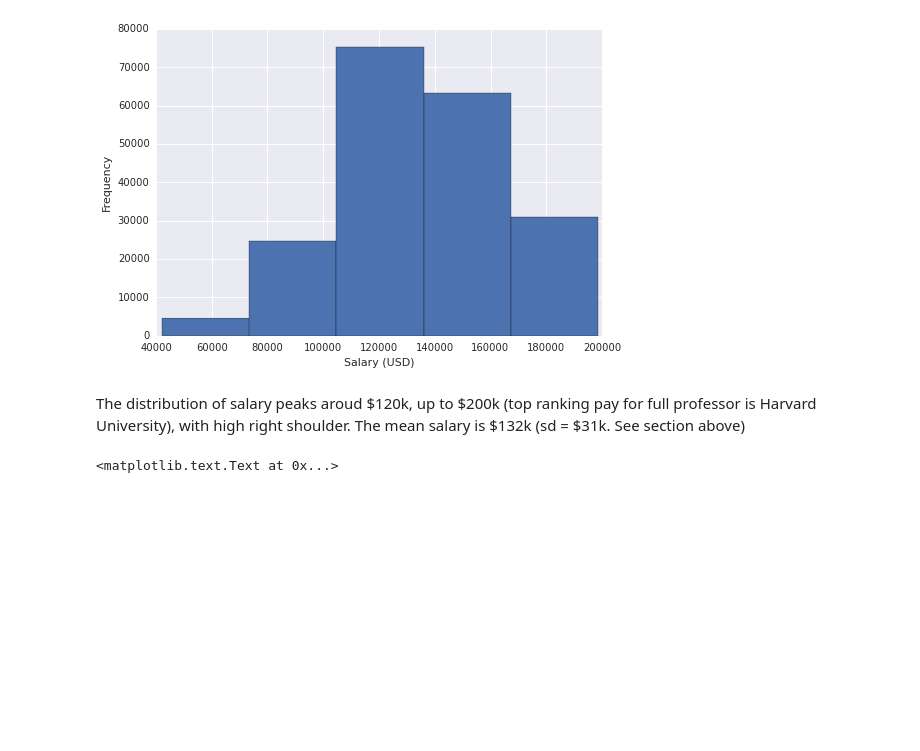
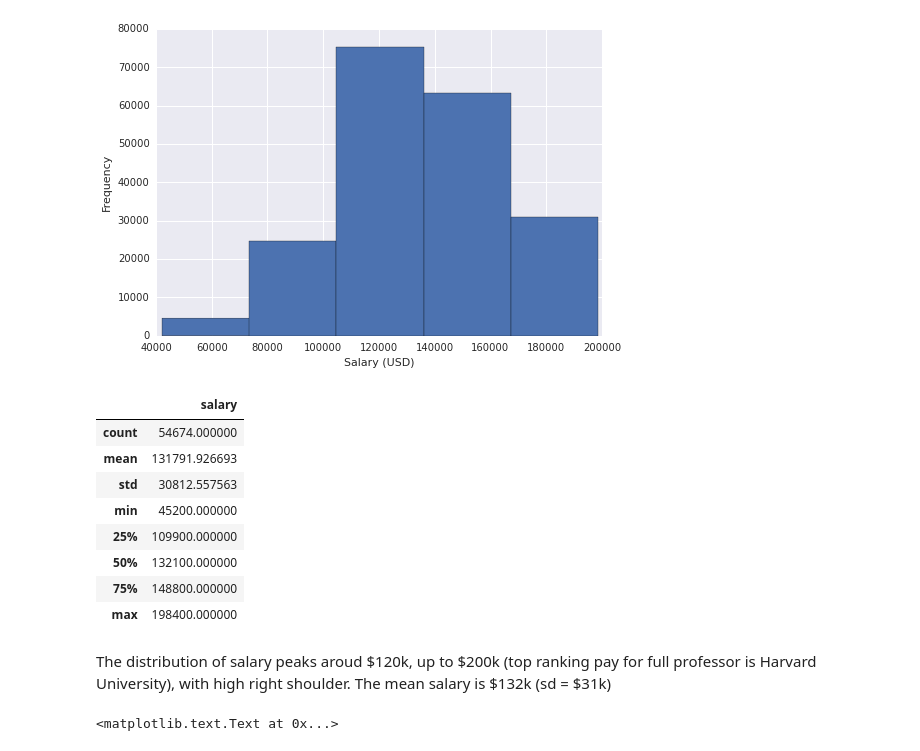
Before and after one commit to shinwachi/cs109_firstOrPerish, a Jupyter notebook: final_processbook/process_book.ipynb, the cells around one changed output. Saved outputs shown, nothing was run; the diff lists cells and outputs as text; code cells hidden in the pictures; blank space fills up the shorter version.

```diff
--- a/final_processbook/process_book.ipynb
+++ b/final_processbook/process_book.ipynb
@@ -810,8 +825,20 @@ plt.ylabel("Frequency")
 # %% [output]
 <matplotlib.text.Text at 0x...>
 [figure]
+# %%
+data[data.la==True].describe()[['salary']]
+# %% [output]
+|  | salary |
+| count | 54674.000000 |
+| mean | 131791.926693 |
+| std | 30812.557563 |
+| min | 45200.000000 |
+| 25% | 109900.000000 |
+| 50% | 132100.000000 |
+| 75% | 148800.000000 |
+| max | 198400.000000 |
 # %% [markdown]
-The distribution of salary peaks aroud \$120k, up to \$200k (top ranking pay for full professor is Harvard University), with high right shoulder.  The mean salary is \$132k (sd = $31k.  See section above)
+The distribution of salary peaks aroud \$120k, up to \$200k (top ranking pay for full professor is Harvard University), with high right shoulder.  The mean salary is \$132k (sd = $31k)
 # %%
 np.random.seed(12345)
 sample = np.random.choice(range(len(data.author)), size=5000)
```
Also changed, not shown: parts of 28 cells of this notebook.
